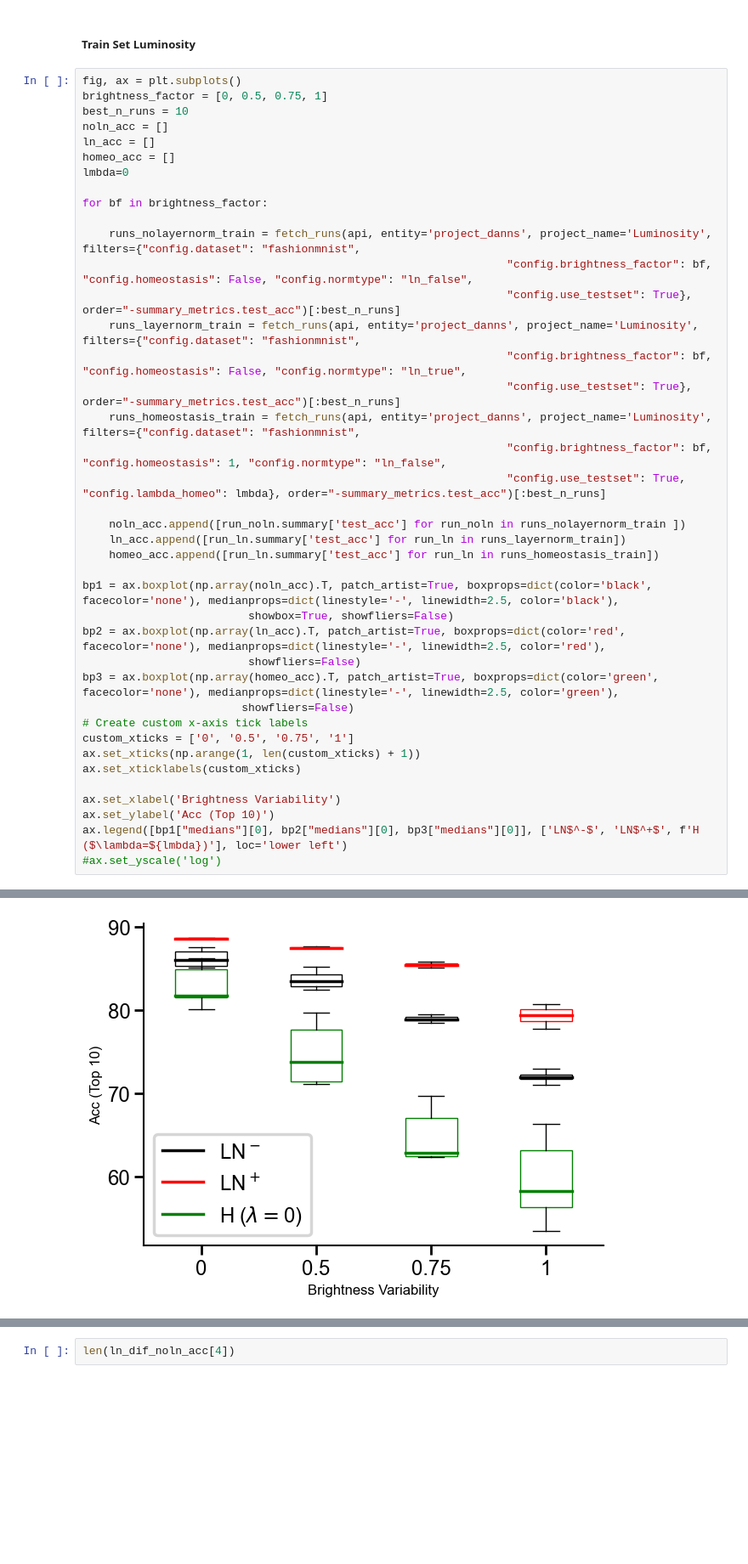
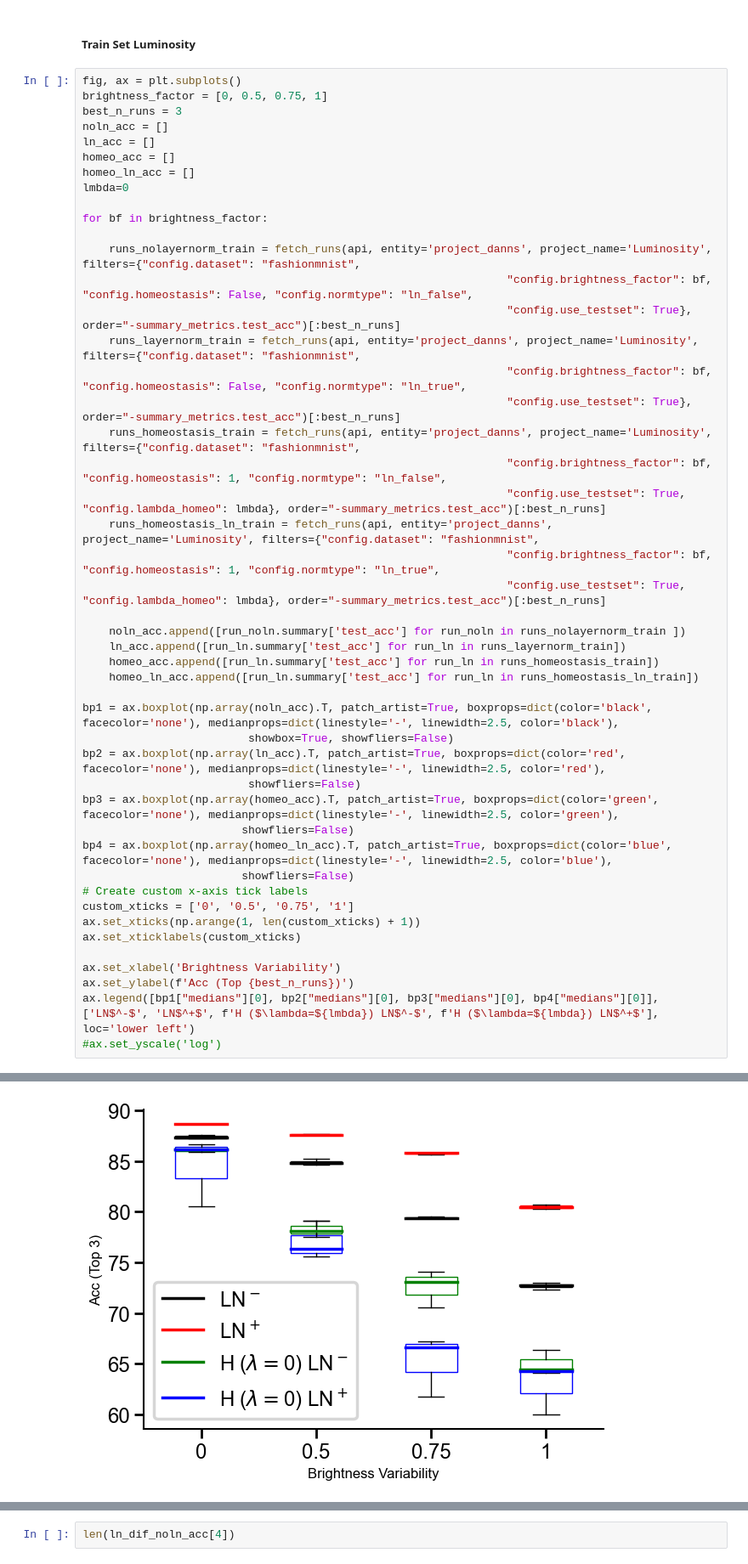
Before and after one commit to RoyHEyono/HomeostaticDANN, a Jupyter notebook: models/dense_mnist_task/notebooks/figures.ipynb, the cells around one changed output, grey strips where cells are left out. Shown at 85% size. Saved outputs shown, nothing was run; the diff lists cells and outputs as text; blank space fills up the shorter version.

```diff
--- a/models/dense_mnist_task/notebooks/figures.ipynb
+++ b/models/dense_mnist_task/notebooks/figures.ipynb
@@ -93,46 +93,53 @@ Text(0.5, 1.0, 'Accuracy BF: 0.75')
 # %%
 fig, ax = plt.subplots()
 brightness_factor = [0, 0.5, 0.75, 1]
-best_n_runs = 10
+best_n_runs = 3
 noln_acc = []
 ln_acc = []
 homeo_acc = []
+homeo_ln_acc = []
 lmbda=0
 
 for bf in brightness_factor:
 
     runs_nolayernorm_train = fetch_runs(api, entity='project_danns', project_name='Luminosity', filters={"config.dataset": "fashionmnist",
                                                                 "config.brightness_factor": bf, "config.homeostasis": False, "config.normtype": "ln_false",
                                                                 "config.use_testset": True}, order="-summary_metrics.test_acc")[:best_n_runs]
     runs_layernorm_train = fetch_runs(api, entity='project_danns', project_name='Luminosity', filters={"config.dataset": "fashionmnist",
                                                                 "config.brightness_factor": bf, "config.homeostasis": False, "config.normtype": "ln_true",
                                                                 "config.use_testset": True}, order="-summary_metrics.test_acc")[:best_n_runs]
     runs_homeostasis_train = fetch_runs(api, entity='project_danns', project_name='Luminosity', filters={"config.dataset": "fashionmnist",
                                                                 "config.brightness_factor": bf, "config.homeostasis": 1, "config.normtype": "ln_false",
                                                                 "config.use_testset": True, "config.lambda_homeo": lmbda}, order="-summary_metrics.test_acc")[:best_n_runs]
+    runs_homeostasis_ln_train = fetch_runs(api, entity='project_danns', project_name='Luminosity', filters={"config.dataset": "fashionmnist",
+                                                                "config.brightness_factor": bf, "config.homeostasis": 1, "config.normtype": "ln_true",
+                                                                "config.use_testset": True, "config.lambda_homeo": lmbda}, order="-summary_metrics.test_acc")[:best_n_runs]
 
     noln_acc.append([run_noln.summary['test_acc'] for run_noln in runs_nolayernorm_train ])
     ln_acc.append([run_ln.summary['test_acc'] for run_ln in runs_layernorm_train])
     homeo_acc.append([run_ln.summary['test_acc'] for run_ln in runs_homeostasis_train])
+    homeo_ln_acc.append([run_ln.summary['test_acc'] for run_ln in runs_homeostasis_ln_train])
 
 bp1 = ax.boxplot(np.array(noln_acc).T, patch_artist=True, boxprops=dict(color='black', facecolor='none'), medianprops=dict(linestyle='-', linewidth=2.5, color='black'),
                          showbox=True, showfliers=False)
 bp2 = ax.boxplot(np.array(ln_acc).T, patch_artist=True, boxprops=dict(color='red', facecolor='none'), medianprops=dict(linestyle='-', linewidth=2.5, color='red'),
                          showfliers=False)
 bp3 = ax.boxplot(np.array(homeo_acc).T, patch_artist=True, boxprops=dict(color='green', facecolor='none'), medianprops=dict(linestyle='-', linewidth=2.5, color='green'),
                         showfliers=False)
+bp4 = ax.boxplot(np.array(homeo_ln_acc).T, patch_artist=True, boxprops=dict(color='blue', facecolor='none'), medianprops=dict(linestyle='-', linewidth=2.5, color='blue'),
+                        showfliers=False)
 # Create custom x-axis tick labels
 custom_xticks = ['0', '0.5', '0.75', '1']
 ax.set_xticks(np.arange(1, len(custom_xticks) + 1))
 ax.set_xticklabels(custom_xticks)
 
 ax.set_xlabel('Brightness Variability')
-ax.set_ylabel('Acc (Top 10)')
-ax.legend([bp1["medians"][0], bp2["medians"][0], bp3["medians"][0]], ['LN$^-$', 'LN$^+$', f'H ($\lambda=${lmbda})'], loc='lower left')
+ax.set_ylabel(f'Acc (Top {best_n_runs})')
+ax.legend([bp1["medians"][0], bp2["medians"][0], bp3["medians"][0], bp4["medians"][0]], ['LN$^-$', 'LN$^+$', f'H ($\lambda=${lmbda}) LN$^-$', f'H ($\lambda=${lmbda}) LN$^+$'], loc='lower left')
 #ax.set_yscale('log')
 # %% [output]
 <matplotlib.legend.Legend at 0x...>
-[figure, old version]
+[figure, new version]
 # %%
 brightness_factor = [0, 0.25, 0.5, 0.75, 1]
 best_n_runs = 10
```
Also changed, not shown: 2 other files.
